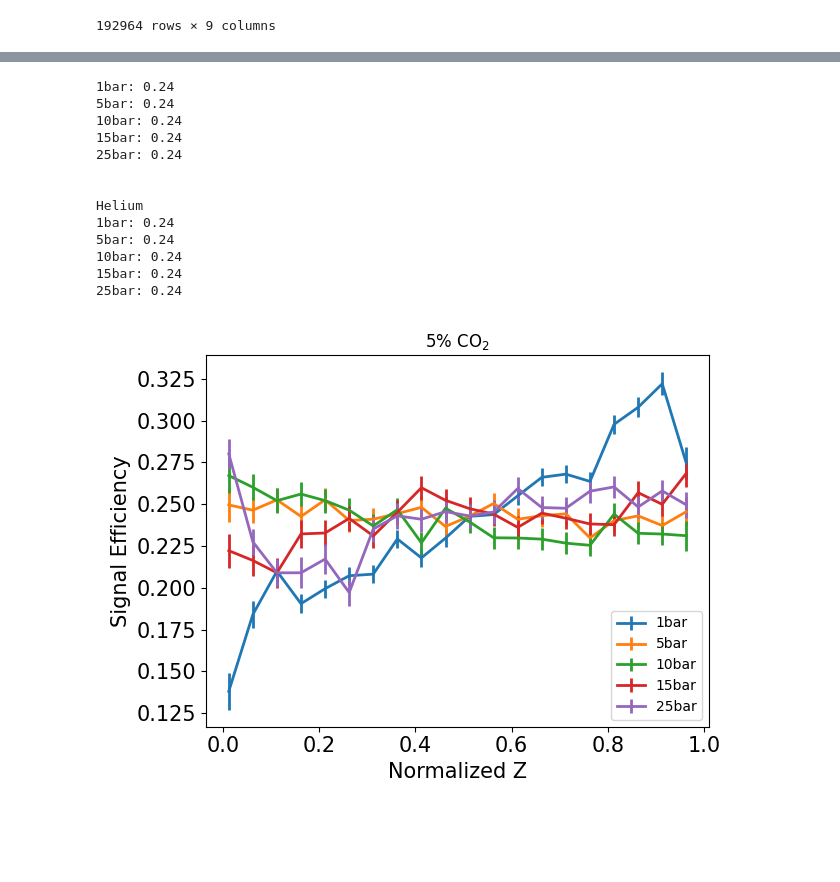
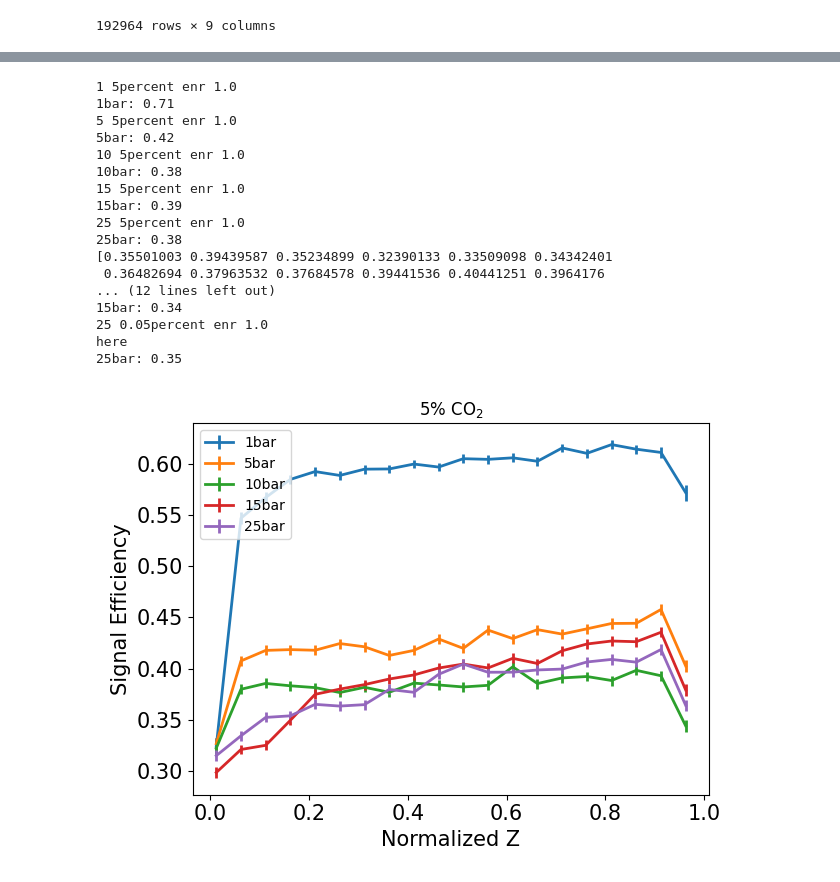
Before and after one commit to kvjmistry/ATPC, a Jupyter notebook: notebooks/GetSignalEfficiency.ipynb, the cells around one changed output, grey strips where cells are left out. Saved outputs shown, nothing was run; the diff lists cells and outputs as text; code cells hidden in the pictures; blank space fills up the shorter version.

```diff
--- a/notebooks/GetSignalEfficiency.ipynb
+++ b/notebooks/GetSignalEfficiency.ipynb
@@ -277,9 +421,9 @@ plt.tight_layout()
 # %%
 # Load in the event list
 
-def GetZPosHistogram(df_true, df_reco, pressure, b):
+def GetZPosHistogram(df_true, df_reco, pressure, b, diff):
 
-    df_reco = df_reco[df_reco.primary == 1]
+    # df_reco = df_reco[df_reco.primary == 1]
 
     # This ensures the event samples overlap in the reco and true
     df_true_olp = df_true[df_true.event_id.isin(df_reco.event_id.unique())]
@@ -288,7 +432,13 @@ def GetZPosHistogram(df_true, df_reco, pressure, b):
     n_gen, bins = np.histogram( df_true_olp.norm_zf,      bins = np.arange(0,1.05,0.05));
 
     # Apply the cut
-    df_reco_cut, df_true_olp_cut = ApplyBlobCut(df_reco, df_true_olp, "blob2R", b)
+    # df_reco_cut, df_true_olp_cut = ApplyBlobCut(df_reco, df_true_olp, "blob2R", b)
+
+    df_reco, df_primary, cuts = ApplyCuts(df_reco, pressure, diff, "enr", 1.0)
+    df_primary = df_primary[ cuts ]
+    df_reco = df_reco[(df_reco.event_id.isin(df_primary.event_id.unique()))]
+    df_true_olp_cut = df_true[df_true.event_id.isin(df_primary.event_id.unique())]
+
 
     n_sel, _    = np.histogram( df_true_olp_cut.norm_zf, bins = np.arange(0,1.05,0.05));
     efficiency, error = CalcEfficiency(n_sel, n_gen, False)
@@ -305,61 +455,67 @@ def GetZPosHistogram(df_true, df_reco, pressure, b):
 
 
 
-nubb_1bar_5percent_eff,  nubb_1bar_5percent_err,  nubb_1bar_5percent_bins  = GetZPosHistogram(nubb_1bar_norm,  nubb_1bar_5percent,  1 , 0.68)
-nubb_5bar_5percent_eff,  nubb_5bar_5percent_err,  nubb_5bar_5percent_bins  = GetZPosHistogram(nubb_5bar_norm,  nubb_5bar_5percent,  5 , 0.71)
-nubb_10bar_5percent_eff, nubb_10bar_5percent_err, nubb_10bar_5percent_bins = GetZPosHistogram(nubb_10bar_norm, nubb_10bar_5percent, 10, 0.74)
-nubb_15bar_5percent_eff, nubb_15bar_5percent_err, nubb_15bar_5percent_bins = GetZPosHistogram(nubb_15bar_norm, nubb_15bar_5percent, 15, 0.79)
-nubb_25bar_5percent_eff, nubb_25bar_5percent_err, nubb_25bar_5percent_bins = GetZPosHistogram(nubb_25bar_norm, nubb_25bar_5percent, 25, 0.77)
+nubb_1bar_5percent_eff,  nubb_1bar_5percent_err,  nubb_1bar_5percent_bins  = GetZPosHistogram(nubb_1bar_norm,  nubb_1bar_5percent,  1 , 0.68, "5percent")
+nubb_5bar_5percent_eff,  nubb_5bar_5percent_err,  nubb_5bar_5percent_bins  = GetZPosHistogram(nubb_5bar_norm,  nubb_5bar_5percent,  5 , 0.71, "5percent")
+nubb_10bar_5percent_eff, nubb_10bar_5percent_err, nubb_10bar_5percent_bins = GetZPosHistogram(nubb_10bar_norm, nubb_10bar_5percent, 10, 0.74, "5percent")
+nubb_15bar_5percent_eff, nubb_15bar_5percent_err, nubb_15bar_5percent_bins = GetZPosHistogram(nubb_15bar_norm, nubb_15bar_5percent, 15, 0.79, "5percent")
+nubb_25bar_5percent_eff, nubb_25bar_5percent_err, nubb_25bar_5percent_bins = GetZPosHistogram(nubb_25bar_norm, nubb_25bar_5percent, 25, 0.77, "5percent")
+
+
+print(nubb_25bar_5percent_eff)
 
 
 plt.figure()
 plt.errorbar(nubb_1bar_5percent_bins,  nubb_1bar_5percent_eff,  yerr=nubb_1bar_5percent_err,  linewidth = 2, label = "1bar")
 plt.errorbar(nubb_5bar_5percent_bins,  nubb_5bar_5percent_eff,  yerr=nubb_5bar_5percent_err,  linewidth = 2, label = "5bar")
 plt.errorbar(nubb_10bar_5percent_bins, nubb_10bar_5percent_eff, yerr=nubb_10bar_5percent_err, linewidth = 2, label = "10bar")
 plt.errorbar(nubb_15bar_5percent_bins, nubb_15bar_5percent_eff, yerr=nubb_15bar_5percent_err, linewidth = 2, label = "15bar")
 plt.errorbar(nubb_25bar_5percent_bins, nubb_25bar_5percent_eff, yerr=nubb_25bar_5percent_err, linewidth = 2, label = "25bar")
 plt.xlabel("Normalized Z", fontsize=15);
 plt.ylabel("Signal Efficiency", fontsize=15);
 plt.xticks(fontsize=15);
 plt.yticks(fontsize=15);
 plt.legend()
 plt.title(r"5% CO$_2$")
 plt.tight_layout()
 
 print("\n\nHelium")
 
-nubb_1bar_He_eff,  nubb_1bar_He_err,  nubb_1bar_He_bins  = GetZPosHistogram(nubb_1bar_norm,  nubb_1bar_He,   1, 0.67)
-nubb_5bar_He_eff,  nubb_5bar_He_err,  nubb_5bar_He_bins  = GetZPosHistogram(nubb_5bar_norm,  nubb_5bar_He,   5, 0.73)
-nubb_10bar_He_eff, nubb_10bar_He_err, nubb_10bar_He_bins = GetZPosHistogram(nubb_10bar_norm, nubb_10bar_He, 10, 0.78)
-nubb_15bar_He_eff, nubb_15bar_He_err, nubb_15bar_He_bins = GetZPosHistogram(nubb_15bar_norm, nubb_15bar_He, 15, 0.83)
-nubb_25bar_He_eff, nubb_25bar_He_err, nubb_25bar_He_bins = GetZPosHistogram(nubb_25bar_norm, nubb_25bar_He, 25, 0.93)
-
+nubb_1bar_He_eff,  nubb_1bar_He_err,  nubb_1bar_He_bins  = GetZPosHistogram(nubb_1bar_norm,  nubb_1bar_He,   1, 0.67, "0.05percent")
+nubb_5bar_He_eff,  nubb_5bar_He_err,  nubb_5bar_He_bins  = GetZPosHistogram(nubb_5bar_norm,  nubb_5bar_He,   5, 0.73, "0.05percent")
+nubb_10bar_He_eff, nubb_10bar_He_err, nubb_10bar_He_bins = GetZPosHistogram(nubb_10bar_norm, nubb_10bar_He, 10, 0.78, "0.05percent")
+nubb_15bar_He_eff, nubb_15bar_He_err, nubb_15bar_He_bins = GetZPosHistogram(nubb_15bar_norm, nubb_15bar_He, 15, 0.83, "0.05percent")
+nubb_25bar_He_eff, nubb_25bar_He_err, nubb_25bar_He_bins = GetZPosHistogram(nubb_25bar_norm, nubb_25bar_He, 25, 0.93, "0.05percent")
 
 plt.figure()
 plt.errorbar(nubb_1bar_He_bins,  nubb_1bar_He_eff,  yerr=nubb_1bar_He_err,  linewidth = 2, label = "1bar")
 plt.errorbar(nubb_5bar_He_bins,  nubb_5bar_He_eff,  yerr=nubb_5bar_He_err,  linewidth = 2, label = "5bar")
 plt.errorbar(nubb_10bar_He_bins, nubb_10bar_He_eff, yerr=nubb_10bar_He_err, linewidth = 2, label = "10bar")
 plt.errorbar(nubb_15bar_He_bins, nubb_15bar_He_eff, yerr=nubb_15bar_He_err, linewidth = 2, label = "15bar")
 plt.errorbar(nubb_25bar_He_bins, nubb_25bar_He_eff, yerr=nubb_25bar_He_err, linewidth = 2, label = "25bar")
 plt.xlabel("Normalized Z", fontsize=15);
 plt.ylabel("Signal Efficiency", fontsize=15);
 plt.xticks(fontsize=15);
 plt.yticks(fontsize=15);
 plt.legend()
 plt.title(r"10% He")
 plt.tight_layout()
 # %% [output]
-1bar: 0.24
-5bar: 0.24
-10bar: 0.24
-15bar: 0.24
-25bar: 0.24
-
-
-Helium
-1bar: 0.24
-5bar: 0.24
-10bar: 0.24
-15bar: 0.24
-25bar: 0.24
+1 5percent enr 1.0
+1bar: 0.71
+5 5percent enr 1.0
+5bar: 0.42
+10 5percent enr 1.0
+10bar: 0.38
+15 5percent enr 1.0
+15bar: 0.39
+25 5percent enr 1.0
+25bar: 0.38
+[0.35501003 0.39439587 0.35234899 0.32390133 0.33509098 0.34342401
+ 0.36482694 0.37963532 0.37684578 0.39441536 0.40441251 0.3964176
+... (12 lines left out)
+15bar: 0.34
+25 0.05percent enr 1.0
+here
+25bar: 0.35
-[figure, old version]
+[figure, new version]
```
Also changed, not shown: parts of 11 cells of this notebook.
